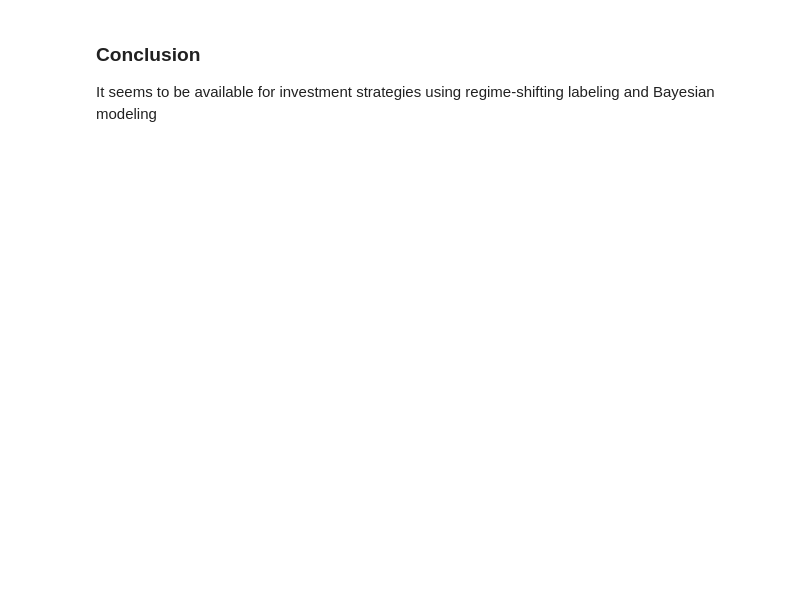
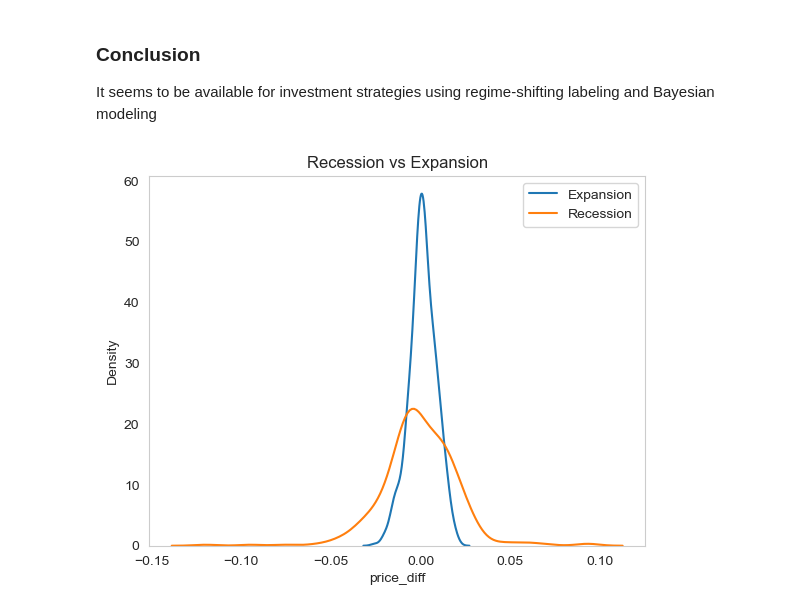
Before and after one commit to Tommylee1013/FinancialMachineLearning, a Jupyter notebook: ml_finance/Hidden Markov Model.ipynb, the cells around one changed output. Cells and saved outputs as stored; diff of their text form; code cells hidden in the pictures; blank space fills up the shorter version.

```diff
--- a/ml_finance/Hidden Markov Model.ipynb
+++ b/ml_finance/Hidden Markov Model.ipynb
@@ -232,3 +208,19 @@ plt.show()
 ### Conclusion
 
 It seems to be available for investment strategies using regime-shifting labeling and Bayesian modeling
+# %%
+sns.kdeplot(
+    data['price_diff']['2020':].iloc[Z_test == 0],
+    label = 'Expansion'
+)
+plt.grid(False)
+sns.kdeplot(
+    data['price_diff']['2020':].iloc[Z_test == 1],
+    label = 'Recession'
+)
+plt.legend()
+plt.title('Recession vs Expansion')
+plt.grid(False)
+plt.show()
+# %% [output]
+[figure, added]
```
Also changed, not shown: parts of 12 cells of this notebook, 1 other file.
